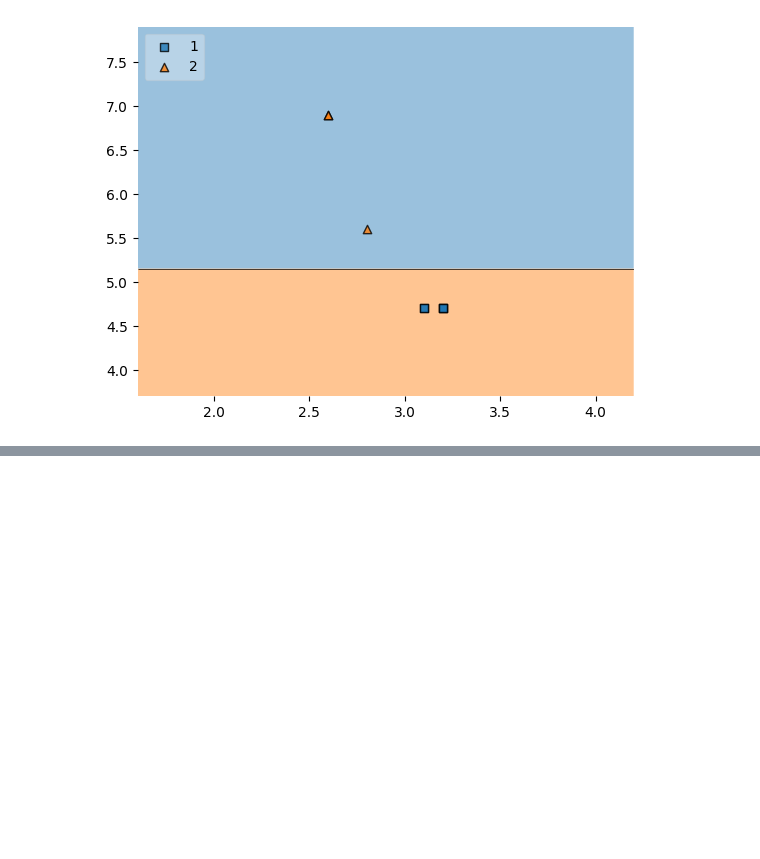
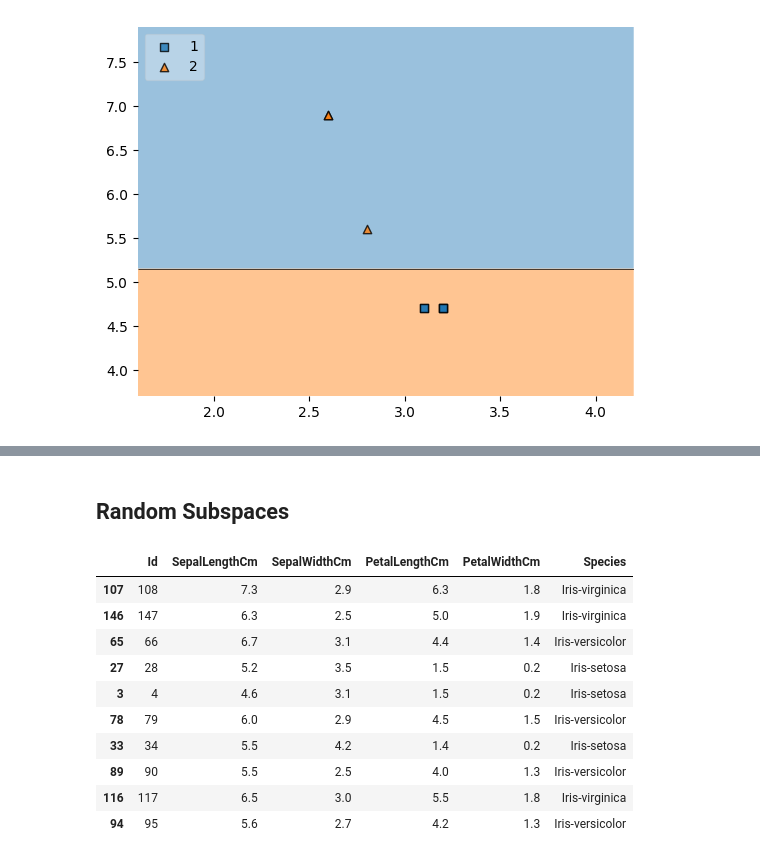
Before and after one commit to SwaroopDangal/ml-learn, a Jupyter notebook: 52.BaggingEnsemble/bagging-learning-tool.ipynb, the cells around one changed output, grey strips where cells are left out. Saved outputs shown, nothing was run; the diff lists cells and outputs as text; code cells hidden in the pictures; blank space fills up the shorter version.

Commit message:
predicting + pasting+random subspaces + random patches

```diff
--- a/52.BaggingEnsemble/bagging-learning-tool.ipynb
+++ b/52.BaggingEnsemble/bagging-learning-tool.ipynb
@@ -170,0 +224,19 @@ evaluate(dt_bag3,X,y)
+# %% [markdown]
+## Random Subspaces
+# %%
+df1 = pd.read_csv('Iris.csv')
+df1 = df1.sample(10)
+# %%
+df1
+# %% [output]
+|  | Id | SepalLengthCm | SepalWidthCm | PetalLengthCm | PetalWidthCm | Species |
+| 107 | 108 | 7.3 | 2.9 | 6.3 | 1.8 | Iris-virginica |
+| 146 | 147 | 6.3 | 2.5 | 5.0 | 1.9 | Iris-virginica |
+| 65 | 66 | 6.7 | 3.1 | 4.4 | 1.4 | Iris-versicolor |
+| 27 | 28 | 5.2 | 3.5 | 1.5 | 0.2 | Iris-setosa |
+| 3 | 4 | 4.6 | 3.1 | 1.5 | 0.2 | Iris-setosa |
+| 78 | 79 | 6.0 | 2.9 | 4.5 | 1.5 | Iris-versicolor |
+| 33 | 34 | 5.5 | 4.2 | 1.4 | 0.2 | Iris-setosa |
+| 89 | 90 | 5.5 | 2.5 | 4.0 | 1.3 | Iris-versicolor |
+| 116 | 117 | 6.5 | 3.0 | 5.5 | 1.8 | Iris-virginica |
+| 94 | 95 | 5.6 | 2.7 | 4.2 | 1.3 | Iris-versicolor |
```
Also changed, not shown: parts of 10 cells of this notebook.
